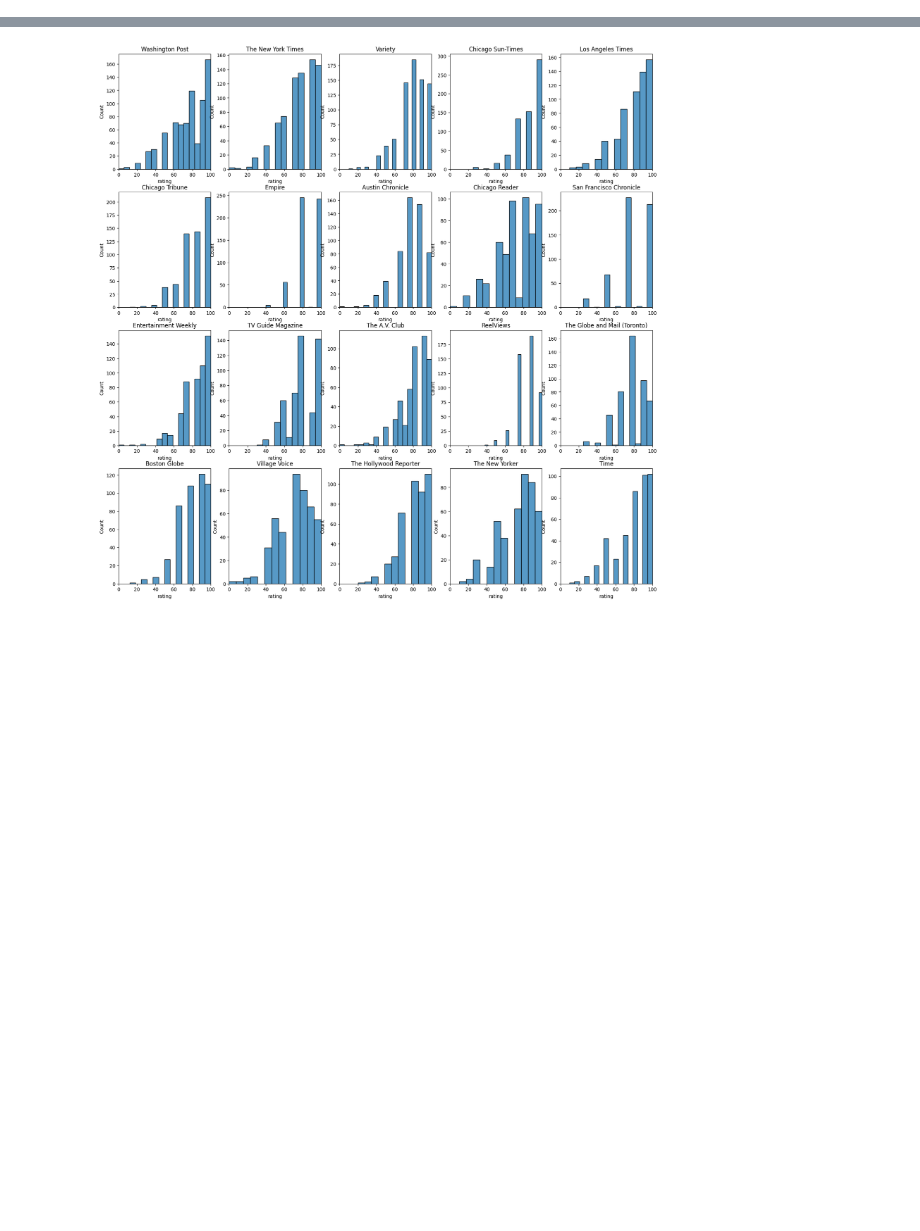
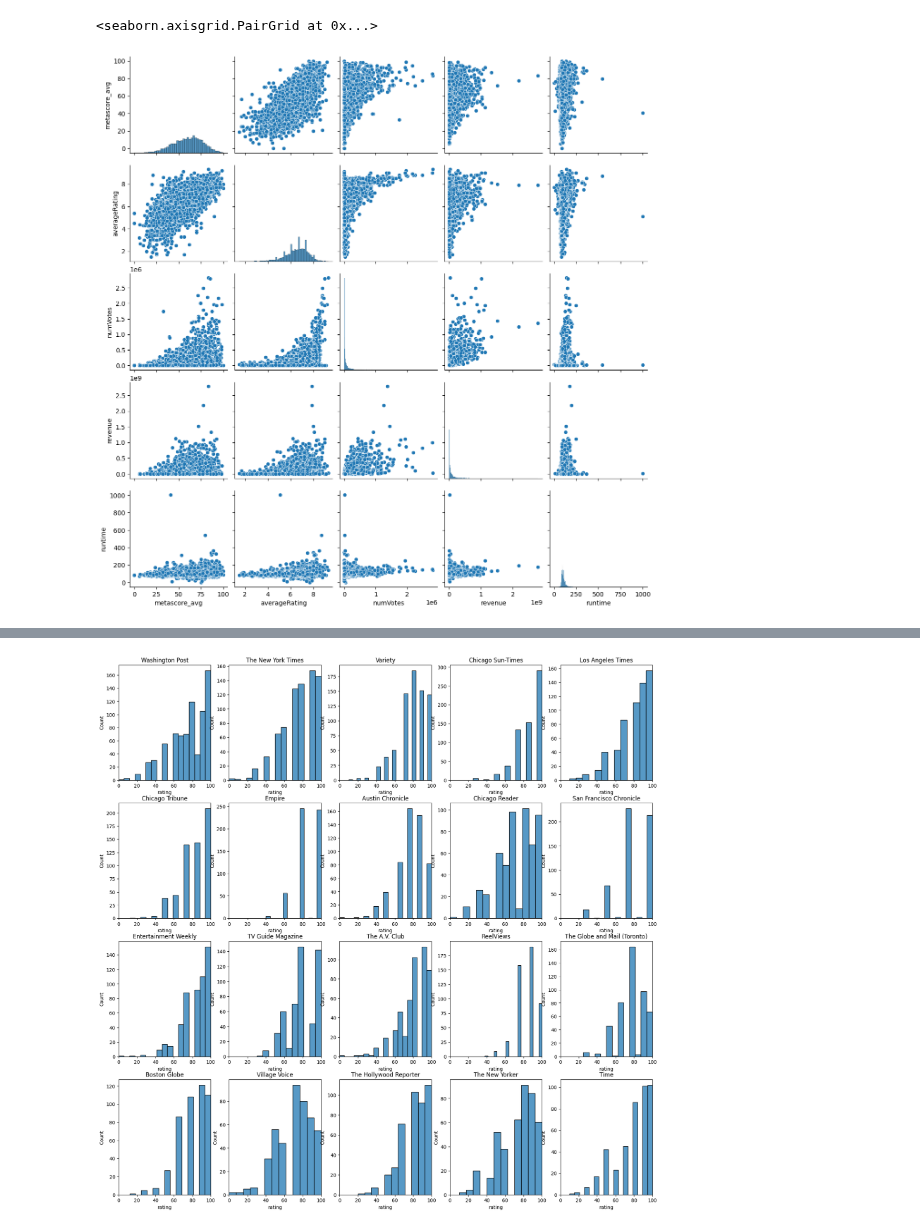
Before and after one commit to epfl-ada/ada-2023-project-radatouille, a Jupyter notebook: milestone_2.ipynb, the cells around one changed output, grey strips where cells are left out. Saved outputs shown, nothing was run; the diff lists cells and outputs as text; code cells hidden in the pictures; blank space fills up the shorter version.

```diff
--- a/milestone_2.ipynb
+++ b/milestone_2.ipynb
@@ -22,0 +84,5 @@ plt.show()
+# %%
+sns.pairplot(alldata_movies_merged[['metascore_avg', 'averageRating', 'numVotes', 'revenue', 'runtime']])
+# %% [output]
+<seaborn.axisgrid.PairGrid at 0x...>
+[figure, added]
```
Also changed, not shown: parts of 11 cells of this notebook, 3 other files.
